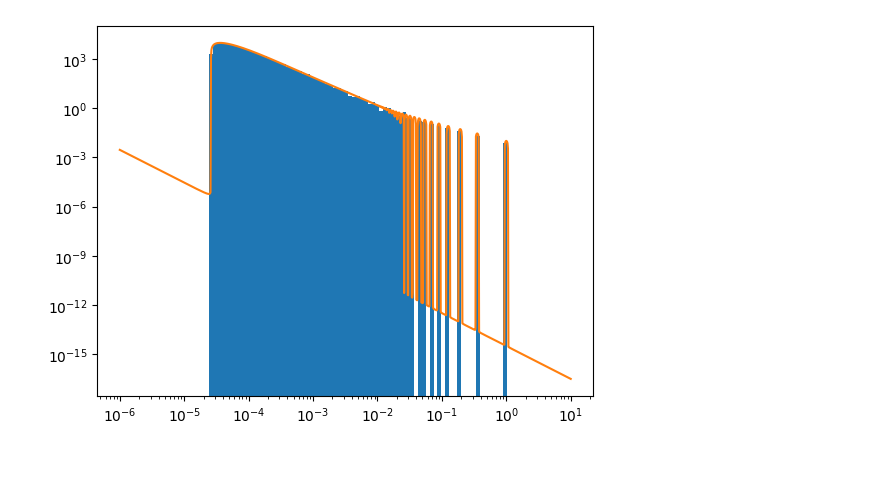
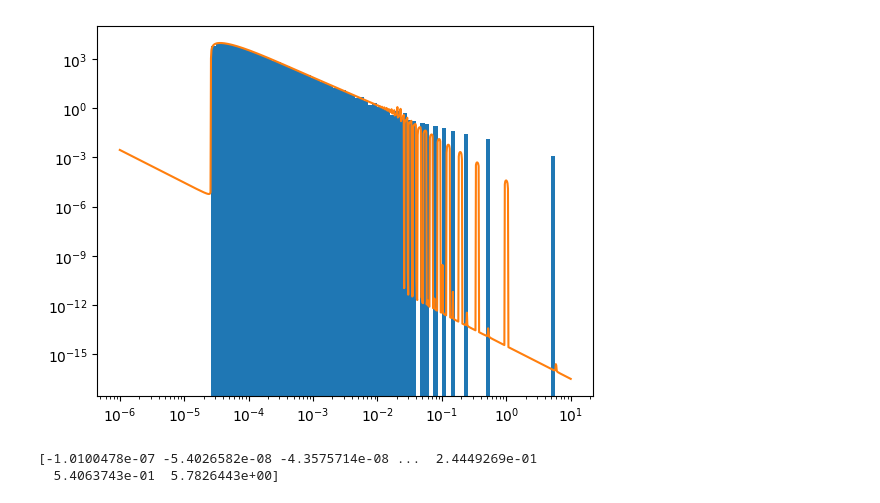
Before and after one commit to kctsiolis/scaling_law_phases, a Jupyter notebook: spike_sim.ipynb, the cells around one changed output. Cells and saved outputs as stored; diff of their text form; code cells hidden in the pictures; blank space fills up the shorter version.

```diff
--- a/spike_sim.ipynb
+++ b/spike_sim.ipynb
@@ -19,6 +15,9 @@ def plot_spectra(Khat_eigs, limit_dist=None, y_log=True, left_limit=6):
     if y_log:
         plt.yscale("log")
 # %%
+# Warning: Due to jitting, this code will break if any of an object's attributes will change
+# There is technically a better way of doing this by writing this methods as
+# functions outside the class.
 class SpikedRF():
     def __init__(self,v,d,alpha,beta,tau):
         self.v = v
@@ -32,17 +31,21 @@ class SpikedRF():
         self.a = jnp.power(indices_vec,-self.alpha-self.beta)
         self.D_vec = jnp.power(indices_vec,-2*self.alpha)
 
+    @partial(jit, static_argnums=0)
+    def stieltjes_inversion(self,s):
+        return 1 / jnp.pi * jnp.imag(s) / self.d
+
     def empirical_spectrum(self,n_sims,seed=0):
         key = random.key(seed)
         sqrt_D = jnp.diag(jnp.sqrt(self.D_vec))
-        one = jnp.ones(shape=(d,))
+        one = jnp.ones(shape=(self.d,))
         Khat_eigs = jnp.zeros((self.v,))
 
         for _ in range(n_sims):
             key, Z_key = random.split(key)
             Z = random.normal(Z_key, shape=(self.v,self.d)) / jnp.sqrt(self.d)
 
-            W = self.tau * self.d**(self.beta-1/2) * jnp.outer(self.b,one) + Z
+            W = self.tau * self.d**(self.beta-1) * jnp.outer(self.b,one) + Z
 
             Khat = sqrt_D @ W @ W.T @ sqrt_D
             Khat_eigs += jnp.linalg.eigvalsh(Khat)
@@ -50,38 +53,40 @@ class SpikedRF():
         return Khat_eigs / n_sims
 
     @partial(jit, static_argnums=0)
-    def hachem_fp_step(z,s,t):
+    def hachem_fp_step(self,z,s,t):
         S_vec = 1/(1+(s/self.d)*self.D_vec)
         bSb = jnp.sum(S_vec * (self.a**2))
         u = 1/(1 + t/self.d)
-        denom = 1-self.tau**2/z * self.d**(2*self.beta) * u * bSb
+        denom = 1-self.tau**2/z * self.d**(2*self.beta-1) * u * bSb
 
-        s = -self.d/z * u - (self.tau**2/z**2 * self.d**(2*self.beta) * u**2 * bSb)/denom
-        t = -jnp.sum(self.D_vec * S_vec)/z - (self.tau**2 * self.d**(2*self.beta)/z**2 * \
-            u * jnp.sum(self.D_vec * S_vec**2 * a**2))/denom
+        s = -self.d/z * u - (self.tau**2/z**2 * self.d**(2*self.beta-1) * u**2 * bSb)/denom
+        t = -jnp.sum(self.D_vec * S_vec)/z - (self.tau**2 * self.d**(2*self.beta-1)/z**2 * \
+            u * jnp.sum(self.D_vec * S_vec**2 * self.a**2))/denom
 
         return s,t
 
     @partial(jit, static_argnums=0)
-    def hachem_fp_solve(x,ivals):
+    def hachem_fp_solve(self,x,ivals):
         s = 1
         t = 1
         for i in ivals:
             z = x + i*1.0j
-            s,t = hachem_fp_step(z,s,t,self.tau)
+            s,t = self.hachem_fp_step(z,s,t)
 
         return s,t
 
     @partial(jit, static_argnums=0)
     def hachem_limit_dist_x(self,x,ivals):
-        s,t = hachem_fp_solve(x,ivals,self.tau)
+        s,t = self.hachem_fp_solve(x,ivals)
+        z = x + 1.0j * ivals[-1]
         S_vec = 1/(1+(s/self.d)*self.D_vec)
         bSb = jnp.sum(S_vec * (self.a**2))
         u = 1/(1 + t/self.d)
-        denom = 1-self.tau**2/z * self.d**(2*self.beta) * u * bSb
-        tr_R = -1/z * jnp.sum(S_vec) - (self.tau**2/z**2 * self.d**(2*self.beta) * u * jnp.sum(S_vec**2 * self.a**2))/denom
+        denom = 1-self.tau**2/z * self.d**(2*self.beta-1) * u * bSb
+        tr_R = -1/z * jnp.sum(S_vec) - (self.tau**2/z**2 * self.d**(2*self.beta-1) \
+                                        * u * jnp.sum(S_vec**2 * self.a**2))/denom
 
-        return stieltjes_inversion(tr_R)
+        return self.stieltjes_inversion(tr_R)
 
     def hachem_limit_dist(self,xvals,ivals):
         limit_dist = []
@@ -92,7 +97,7 @@ class SpikedRF():
 
     @partial(jit, static_argnums=0)
     def newton_step_m(self,z,m):
-        S_vec = self.D_vec / (D_vec * m - z)
+        S_vec = self.D_vec / (self.D_vec * m - z)
         s = jnp.sum(S_vec)
         s2 = jnp.sum(S_vec ** 2)
         f = m * (1 + s/self.d) - 1
@@ -117,13 +122,13 @@ class SpikedRF():
         R0 = 1/(self.D_vec*m-z)
         bR02b = jnp.sum(R0**2 * self.a**2)
         bR0b = jnp.sum(R0 * self.a**2)
-        tr_R = jnp.sum(R0) - (self.tau**2 * self.d**(2*self.beta) * bR02b)/(1+self.tau**2 * self.d**(2*self.beta) * bR0b)
+        tr_R = jnp.sum(R0) - (self.tau**2 * self.d**(2*self.beta-1) * bR02b)/(1+self.tau**2 * self.d**(2*self.beta-1) * bR0b)
         # print("x = {}".format(x))
         # print("Approximate Density: {}".format(jnp.imag(tr_R) / (jnp.pi * d)))
         # print("Trace Contribution: {}".format(jnp.imag(jnp.sum(R0)) / (jnp.pi * d)))
         # print("Spike Contribution: {}".format(jnp.imag(-(tau**2 * d**(2*beta) * bR02b)/(1+tau**2 * d**(2*beta) * bR0b)) / (jnp.pi * d)))
 
-        return stieltjes_inversion(tr_R)
+        return self.stieltjes_inversion(tr_R)
 
     def sm_limit_dist(self,xvals,ivals):
         limit_dist = []
@@ -137,7 +142,7 @@ d = 1000
 
 alpha = 0.75
 beta = 0.25
-tau = 0
+tau = 1
 
 model = SpikedRF(v,d,alpha,beta,tau)
 
@@ -147,6 +152,11 @@ ivals = jnp.logspace(4,-15,num=100)
 limit_dist = model.sm_limit_dist(xvals,ivals)
 # %%
 Khat_eigs = model.empirical_spectrum(n_sims=5)
-plot_spectra(Khat_eigs,limit_dist)
+plot_spectra(Khat_eigs,xvals,limit_dist=limit_dist)
 # %% [output]
-[figure, old version]
+[figure, new version]
+# %%
+print(Khat_eigs)
+# %% [output]
+[-1.0100478e-07 -5.4026582e-08 -4.3575714e-08 ...  2.4449269e-01
+  5.4063743e-01  5.7826443e+00]
```
Also changed, not shown: parts of 1 cell of this notebook.
